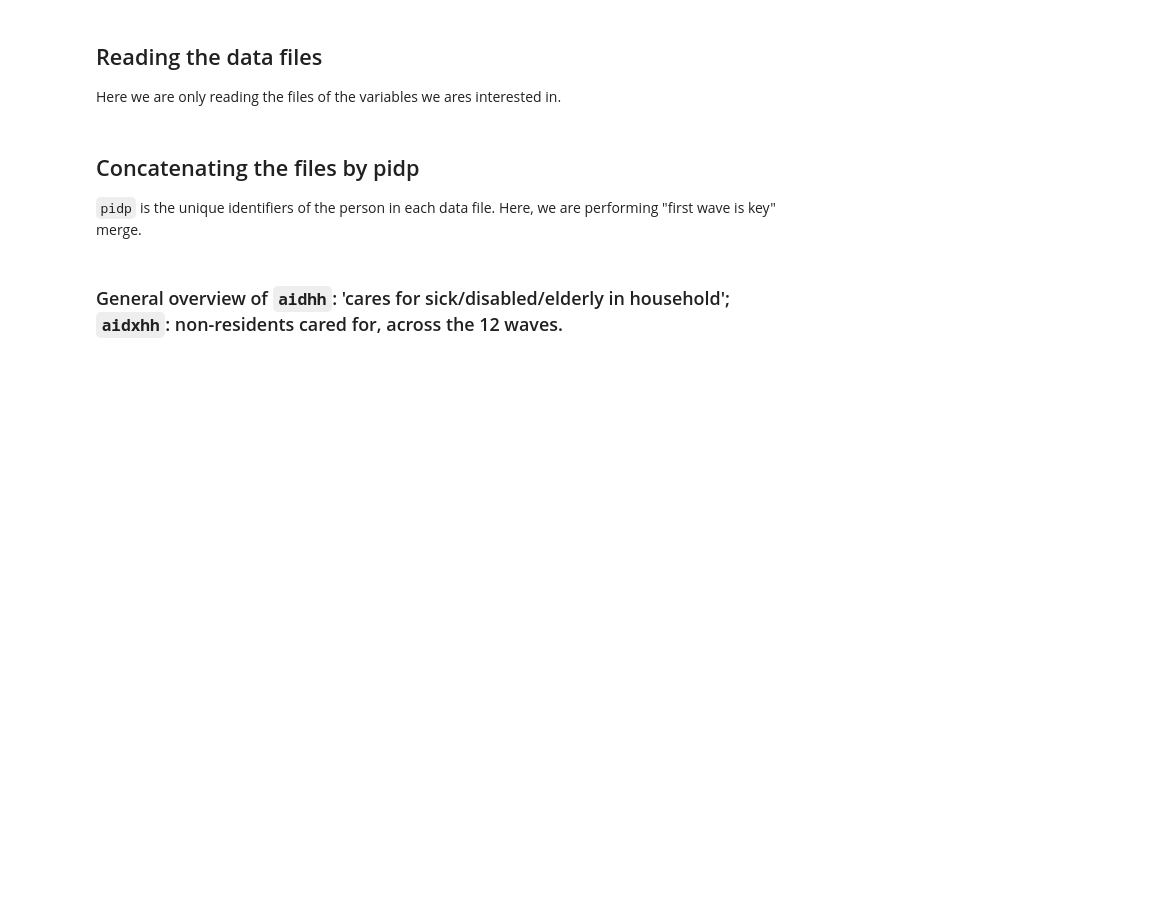
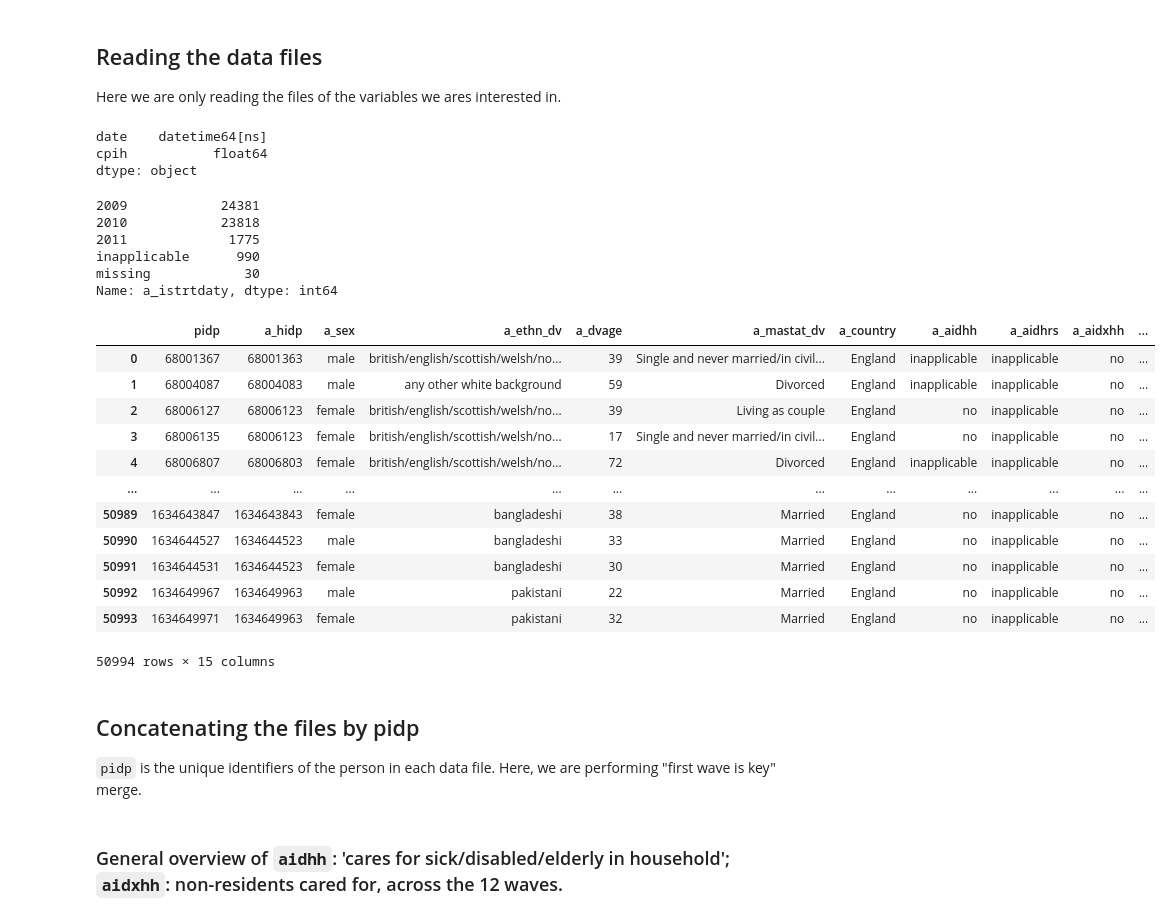
Before and after one commit to centre-for-care/costofcare, a Jupyter notebook: data_exploration.ipynb, the cells around one changed output. Drawn from its saved outputs; the diff is of its cells as text; code cells hidden in the pictures; blank space fills up the shorter version.

Commit message:
attempt to add CPIH values to the data

```diff
--- a/data_exploration.ipynb
+++ b/data_exploration.ipynb
@@ -9,7 +9,19 @@ Here we are only reading the files of the variables we ares interested in.
 # %%
 path = r'/home/daniel/code/costofcare/data/bhp_ukhls_data_stata/UKDA-6614-stata/stata/ukhls'
 all_files = glob.glob(os.path.join(path , '*indresp.dta'))
-raw_colnames = ['hidp', 'sex', 'ethn_dv', 'dvage', 'mastat_dv', 'country', 'aidhh', 'aidhrs', 'aidxhh', 'fimnlabgrs_dv', 'fimnlabnet_dv']
+raw_colnames = ['hidp',
+                'sex',
+                'ethn_dv',
+                'dvage',
+                'mastat_dv',
+                'country',
+                'aidhh',
+                'aidhrs',
+                'aidxhh',
+                'fimnlabgrs_dv',
+                'fimnlabnet_dv',
+                'istrtdatm',
+                'istrtdaty']
 indresp = []
 for filename in all_files:
     prefix = filename.split('/')[-1][0:2]
@@ -17,6 +29,45 @@ for filename in all_files:
     df = pd.read_stata(filename,
                        columns=['pidp'] + colnames)
     indresp.append(df)
+# %%
+df = indresp[0]
+# %%
+cpih = pd.read_csv('./cpih_uk_88_23.csv')
+cpih['date'] = pd.to_datetime(cpih.date, format='%b-%y')
+cpih.dtypes
+# %% [output]
+date    datetime64[ns]
+cpih           float64
+dtype: object
+# %%
+
+df.a_istrtdaty.value_counts()
+
+#df['date'] = df.a_istrtdaty.astype(str)+'/'+df.a_istrtdatm.astype(str)
+#df['date'] = pd.to_datetime(df.date, format='%Y/%B')
+# %% [output]
+2009            24381
+2010            23818
+2011             1775
+inapplicable      990
+missing            30
+Name: a_istrtdaty, dtype: int64
+# %%
+df
+# %% [output]
+|  | pidp | a_hidp | a_sex | a_ethn_dv | a_dvage | a_mastat_dv | a_country | a_aidhh | a_aidhrs | a_aidxhh | ... |
+| 0 | 68001367 | 68001363 | male | british/english/scottish/welsh/no... | 39 | Single and never married/in civil... | England | inapplicable | inapplicable | no | ... |
+| 1 | 68004087 | 68004083 | male | any other white background | 59 | Divorced | England | inapplicable | inapplicable | no | ... |
+| 2 | 68006127 | 68006123 | female | british/english/scottish/welsh/no... | 39 | Living as couple | England | no | inapplicable | no | ... |
+| 3 | 68006135 | 68006123 | female | british/english/scottish/welsh/no... | 17 | Single and never married/in civil... | England | no | inapplicable | no | ... |
+| 4 | 68006807 | 68006803 | female | british/english/scottish/welsh/no... | 72 | Divorced | England | inapplicable | inapplicable | no | ... |
+| ... | ... | ... | ... | ... | ... | ... | ... | ... | ... | ... | ... |
+| 50989 | 1634643847 | 1634643843 | female | bangladeshi | 38 | Married | England | no | inapplicable | no | ... |
+| 50990 | 1634644527 | 1634644523 | male | bangladeshi | 33 | Married | England | no | inapplicable | no | ... |
+| 50991 | 1634644531 | 1634644523 | female | bangladeshi | 30 | Married | England | no | inapplicable | no | ... |
+| 50992 | 1634649967 | 1634649963 | male | pakistani | 22 | Married | England | no | inapplicable | no | ... |
+| 50993 | 1634649971 | 1634649963 | female | pakistani | 32 | Married | England | no | inapplicable | no | ... |
+50994 rows × 15 columns
 # %% [markdown]
 ## Concatenating the files by pidp
 `pidp` is the unique identifiers of the person in each data file. Here, we are performing "first wave is key" merge.
```
